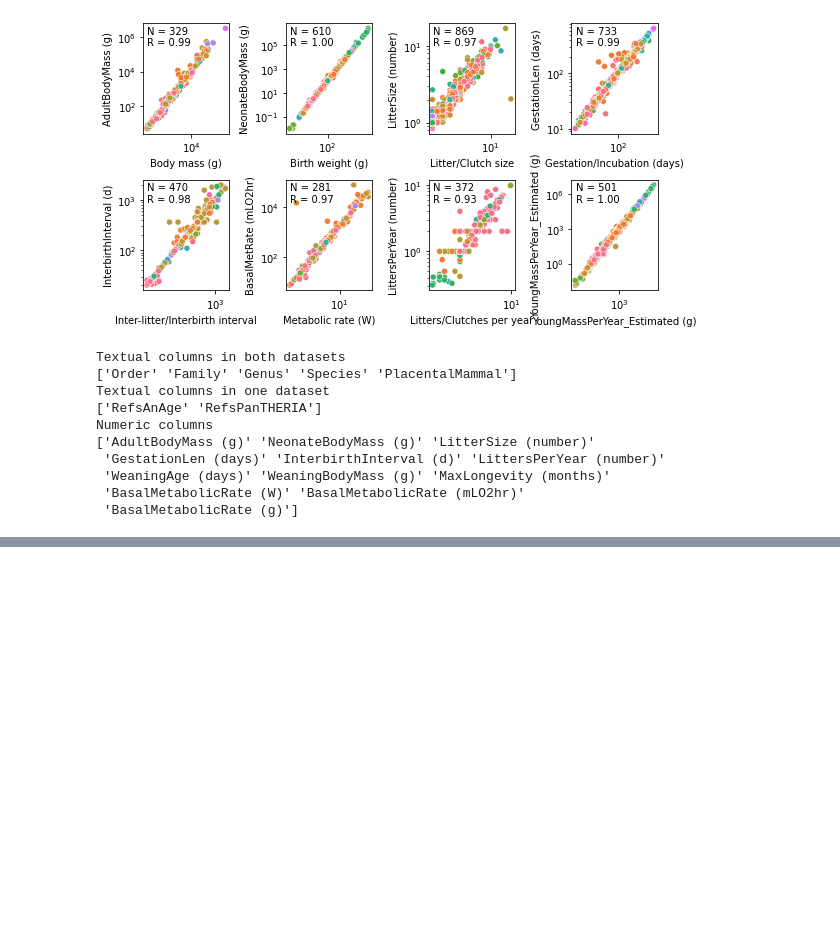
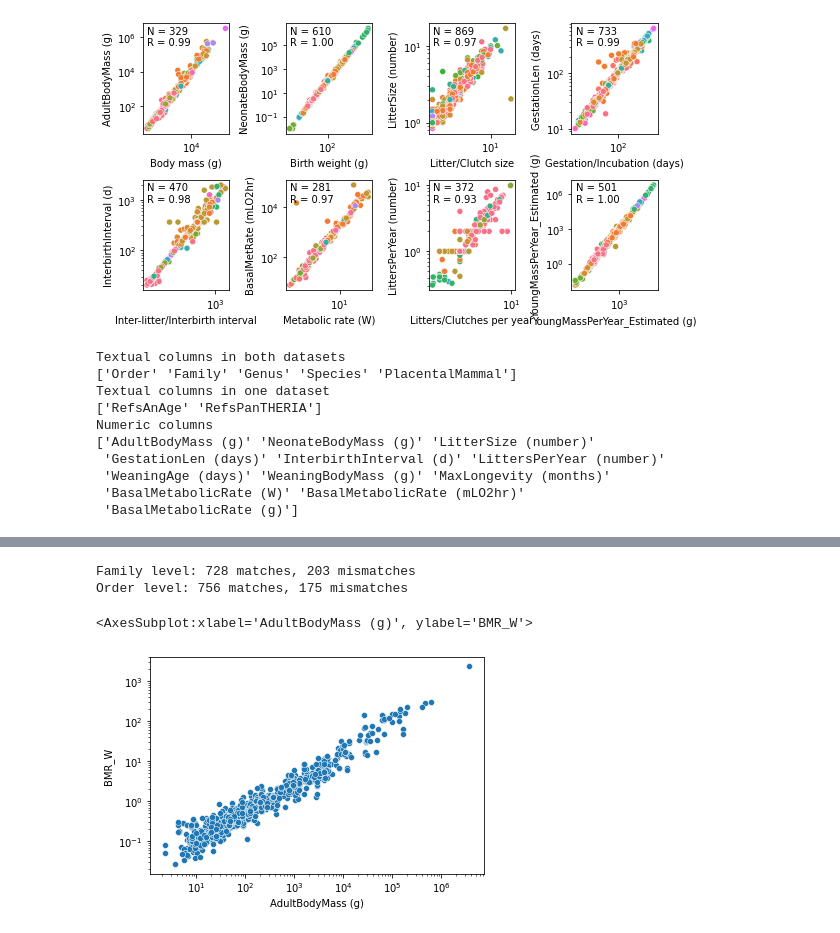
Before and after one commit to flamholz/beef_v_pork, a Jupyter notebook: notebooks/3_merge_pantheria_AnAge.ipynb, the cells around one changed output, grey strips where cells are left out. Cells and saved outputs as stored; diff of their text form; code cells hidden in the pictures; blank space fills up the shorter version.

```diff
--- a/notebooks/3_merge_pantheria_AnAge.ipynb
+++ b/notebooks/3_merge_pantheria_AnAge.ipynb
@@ -307,0 +285,17 @@ placental_mammals[mask]
+# %%
+# Load the basal metabolic rate data from Savage et al. 2004.
+savage_df = pd.read_excel('../data/savage2004_BMR.xlsx')
+# Rename columns to match merged_df
+savage_df.columns = 'Order,Family,BinomialName'.split(',') + savage_df.columns[3:].tolist()
+
+# Index on "BinomialName"
+savage_df = savage_df.set_index('BinomialName')
+
+# Merge it into our dataframe so that we have everything in one file now.
+all_merged_df = merged_df.join(savage_df, on='BinomialName', how='outer', rsuffix='_savage04')
+
+# Set PlacentalMammal for the species in Savage '04 without a match in the merged_df
+mask = all_merged_df.PlacentalMammal.isnull()
+all_merged_df.loc[mask, 'PlacentalMammal'] = all_merged_df.loc[mask].Order.isin(METATHERIAN_ORDERS)
+
+all_merged_df.head(3)
@@ -307,0 +308,37 @@ placental_mammals[mask]
+# %%
+# Check that the Family and Order are the same.
+fam_check = np.logical_and(all_merged_df.Family.notnull(), all_merged_df['Family_savage04'].notnull())
+fam_check = np.logical_and(fam_check, all_merged_df['Family_savage04'] != all_merged_df['Family'])
+ord_check = np.logical_and(all_merged_df.Order.notnull(), all_merged_df['Order_savage04'].notnull())
+ord_check = np.logical_and(ord_check, all_merged_df['Order_savage04'] != all_merged_df['Order'])
+
+fam_matches = (all_merged_df['Family_savage04'] == all_merged_df['Family']).sum()
+ord_matches = (all_merged_df['Order_savage04'] == all_merged_df['Order']).sum()
+
+print('Family level: {0} matches, {1} mismatches'.format(fam_matches, fam_check.sum()))
+print('Order level: {0} matches, {1} mismatches'.format(ord_matches, ord_check.sum()))
+
+#print('Families:')
+#for idx, row in all_merged_df[fam_check].iterrows():
+#    print('Savage {0}, merged_df {1}'.format(row.Family_savage04, row.Family))
+#print('\nOrders:')
+#for idx, row in all_merged_df[ord_check].iterrows():
+#    print('Savage {0}, merged_df {1}'.format(row.Order_savage04, row.Order))
+
+# Looks like they do not match entirely...
+# From a brief inspection it seems like these are mostly different names for the same groups.
+# TODO: deeper inspection of the mismatches.
+# %% [output]
+Family level: 728 matches, 203 mismatches
+Order level: 756 matches, 175 mismatches
+# %%
+# As a test, plot body masses from Anage+Pantheria against BMR from Savage '04.
+# The obvious power-law scaling suggests that we mostly got the matching right.
+plt.figure()
+plt.xscale('log')
+plt.yscale('log')
+
+sns.scatterplot(data=all_merged_df, x='AdultBodyMass (g)', y='BMR_W')
+# %% [output]
+<AxesSubplot:xlabel='AdultBodyMass (g)', ylabel='BMR_W'>
+[figure, added]
```
Also changed, not shown: parts of 7 cells of this notebook, 2 other files.
